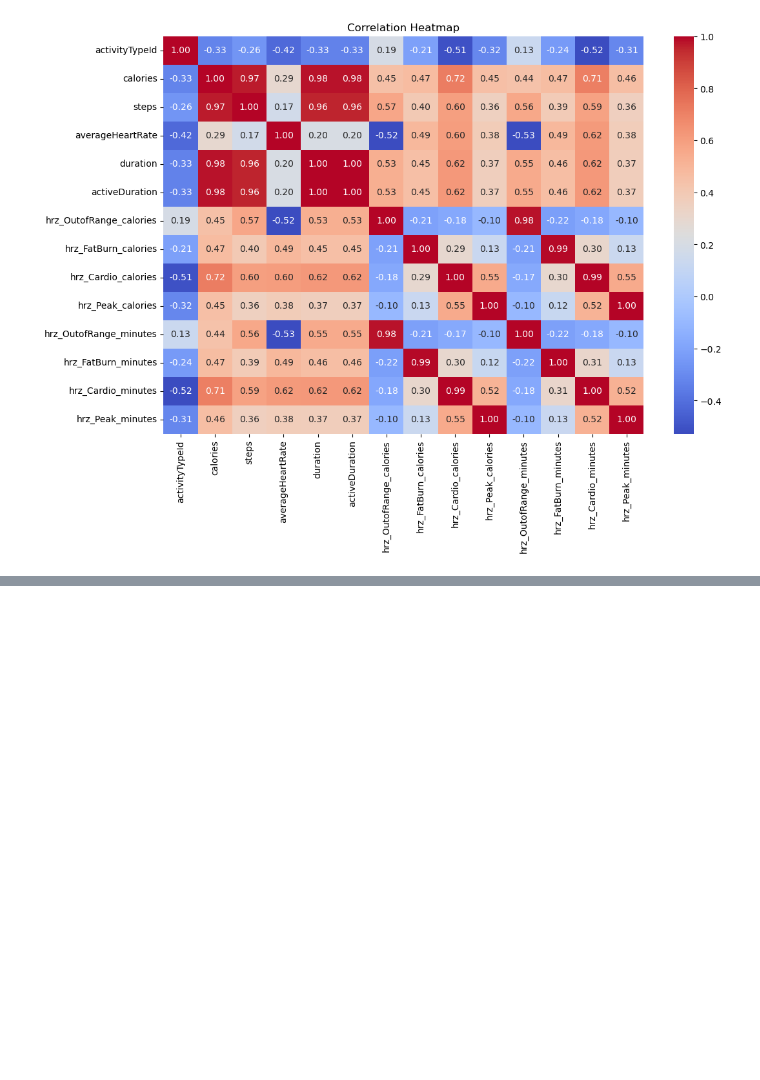
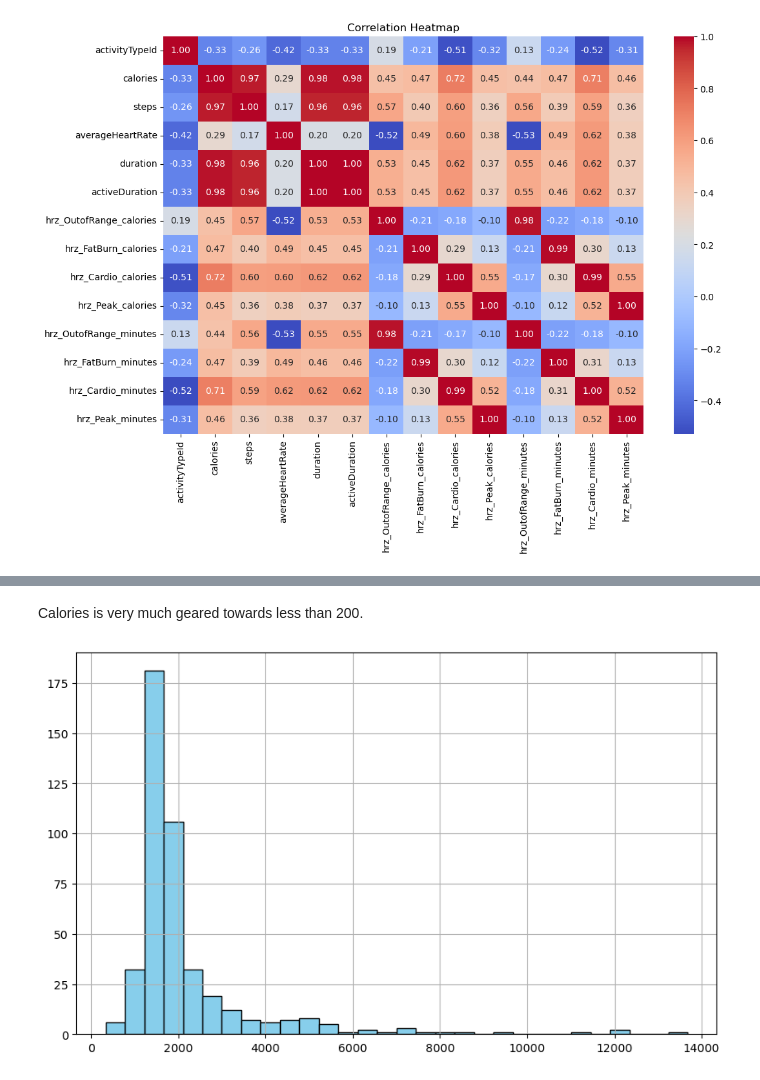
Before and after one commit to Saatvik1/Fishbit, a Jupyter notebook: notebooks/6.0-ss-EDA.ipynb, the cells around one changed output, grey strips where cells are left out. Drawn from its saved outputs; the diff is of its cells as text; code cells hidden in the pictures; blank space fills up the shorter version.

```diff
--- a/notebooks/6.0-ss-EDA.ipynb
+++ b/notebooks/6.0-ss-EDA.ipynb
@@ -84,0 +107,12 @@ plt.show()
+# %% [markdown]
+Calories is very much geared towards less than 200.
+# %%
+hist = activities_numeric_df['steps'].hist(
+    bins=30,
+    figsize=(10, 6),
+    color='skyblue',
+    edgecolor='black',
+    grid=True
+)
+# %% [output]
+[figure, added]
```
Also changed, not shown: parts of 10 cells of this notebook.
